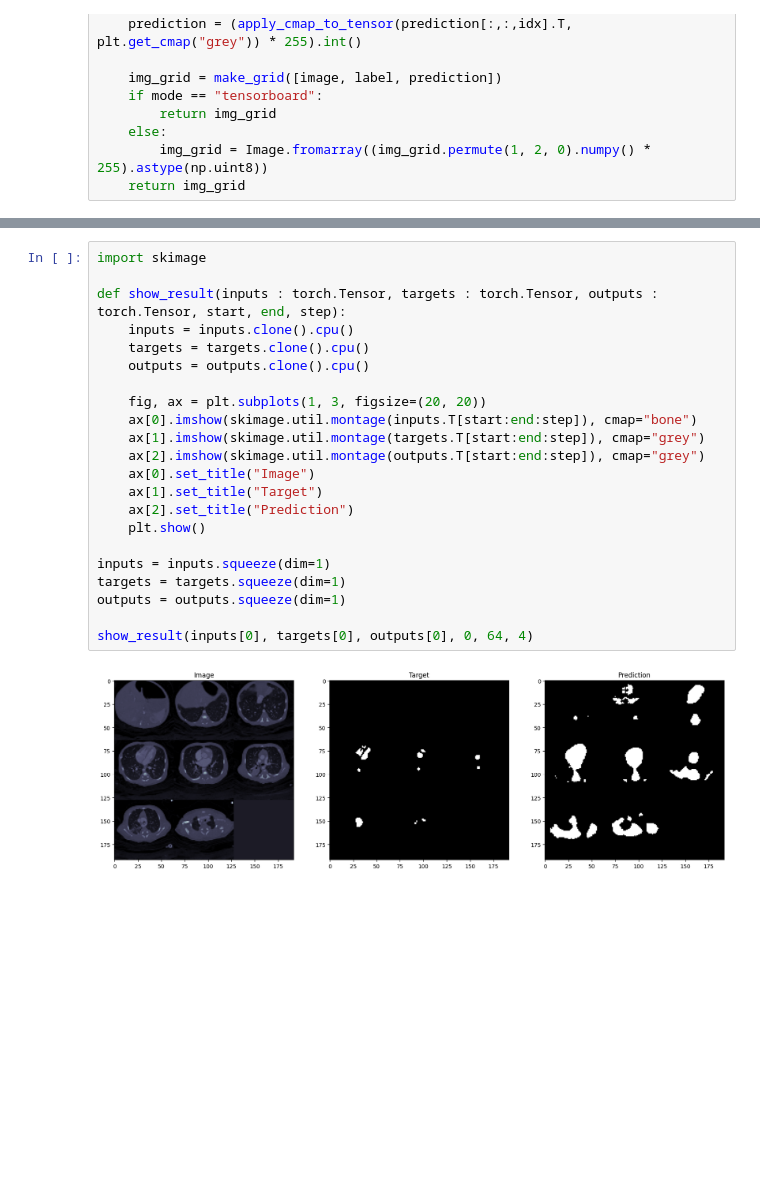
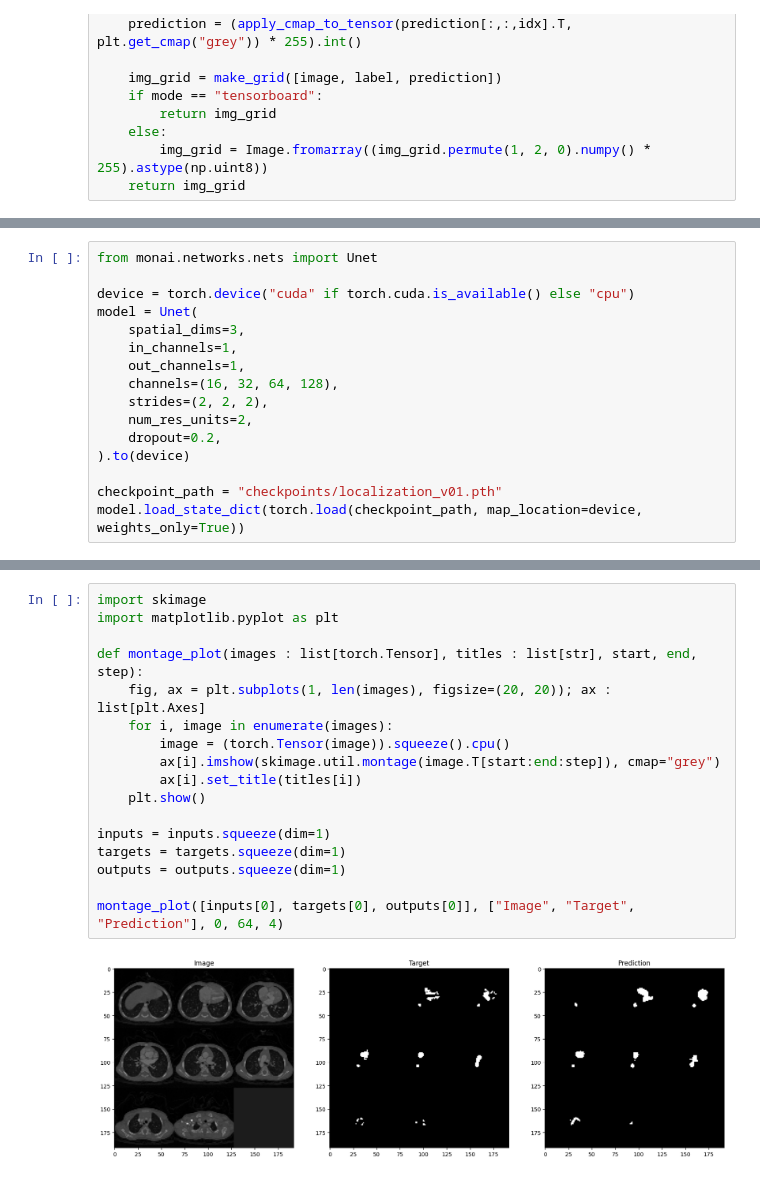
Before and after one commit to Sooqija/heart-segmentation, a Jupyter notebook: notebooks/06. localization.ipynb, the cells around one changed output, grey strips where cells are left out. Saved outputs shown, nothing was run; the diff lists cells and outputs as text; blank space fills up the shorter version.

```diff
--- a/notebooks/06. localization.ipynb
+++ b/notebooks/06. localization.ipynb
@@ -381,0 +384,16 @@ torch.save(model.state_dict(), "checkpoints/localization.pth")
+# %%
+from monai.networks.nets import Unet
+
+device = torch.device("cuda" if torch.cuda.is_available() else "cpu")
+model = Unet(
+    spatial_dims=3,
+    in_channels=1,
+    out_channels=1,
+    channels=(16, 32, 64, 128),
+    strides=(2, 2, 2),
+    num_res_units=2,
+    dropout=0.2,
+).to(device)
+
+checkpoint_path = "checkpoints/localization_v01.pth"
+model.load_state_dict(torch.load(checkpoint_path, map_location=device, weights_only=True))
@@ -382,24 +441,19 @@ torch.save(model.state_dict(), "checkpoints/localization.pth")
 # %%
 import skimage
+import matplotlib.pyplot as plt
 
-def show_result(inputs : torch.Tensor, targets : torch.Tensor, outputs : torch.Tensor, start, end, step):
-    inputs = inputs.clone().cpu()
-    targets = targets.clone().cpu()
-    outputs = outputs.clone().cpu()
-
-    fig, ax = plt.subplots(1, 3, figsize=(20, 20))
-    ax[0].imshow(skimage.util.montage(inputs.T[start:end:step]), cmap="bone")
-    ax[1].imshow(skimage.util.montage(targets.T[start:end:step]), cmap="grey")
-    ax[2].imshow(skimage.util.montage(outputs.T[start:end:step]), cmap="grey")
-    ax[0].set_title("Image")
-    ax[1].set_title("Target")
-    ax[2].set_title("Prediction")
+def montage_plot(images : list[torch.Tensor], titles : list[str], start, end, step):
+    fig, ax = plt.subplots(1, len(images), figsize=(20, 20)); ax : list[plt.Axes]
+    for i, image in enumerate(images):
+        image = (torch.Tensor(image)).squeeze().cpu()
+        ax[i].imshow(skimage.util.montage(image.T[start:end:step]), cmap="grey")
+        ax[i].set_title(titles[i])
     plt.show()
 
 inputs = inputs.squeeze(dim=1)
 targets = targets.squeeze(dim=1)
 outputs = outputs.squeeze(dim=1)
 
-show_result(inputs[0], targets[0], outputs[0], 0, 64, 4)
+montage_plot([inputs[0], targets[0], outputs[0]], ["Image", "Target", "Prediction"], 0, 64, 4)
 # %% [output]
-[figure, old version]
+[figure, new version]
```
Also changed, not shown: parts of 48 cells of this notebook.
